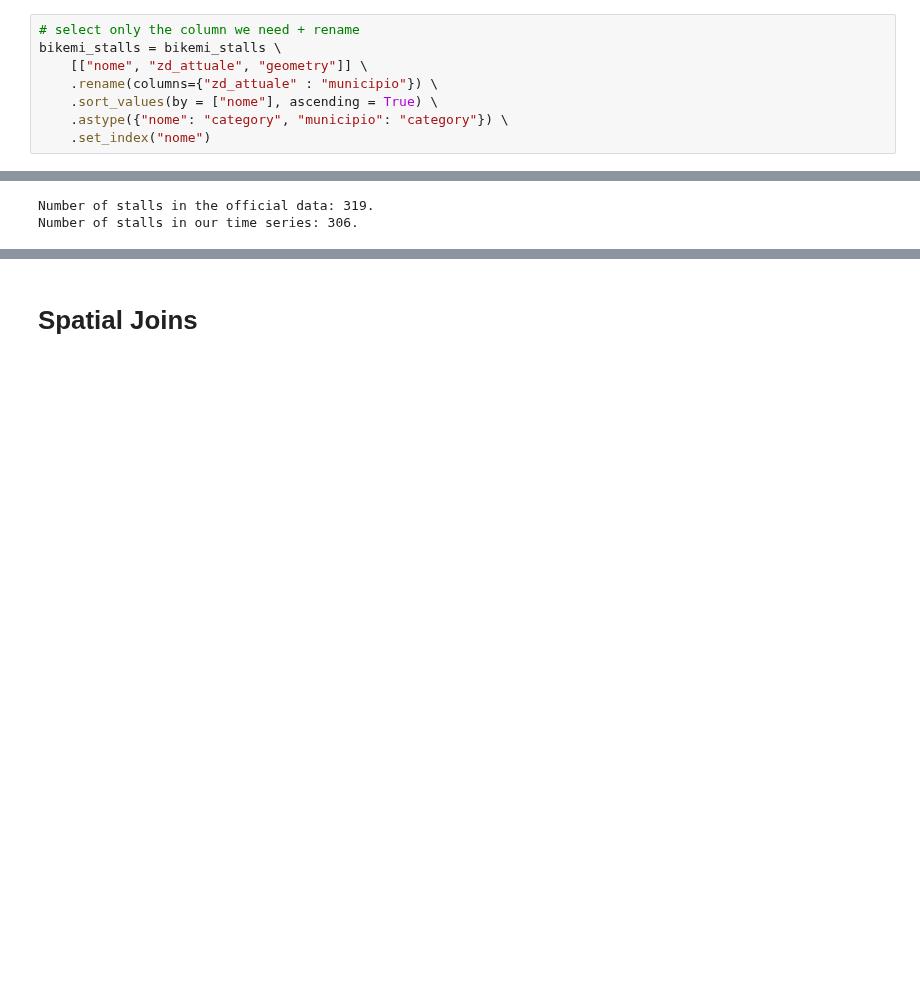
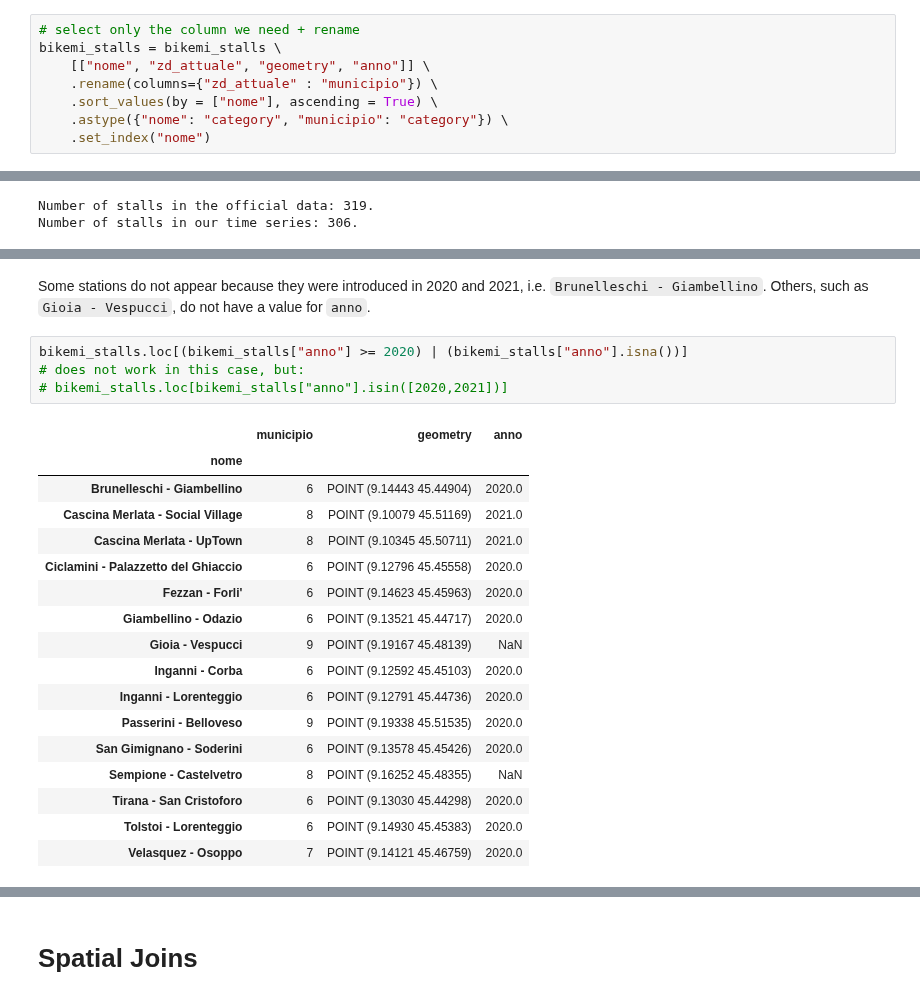
Before and after one commit to toscasterre/thesis-forecasting, a Jupyter notebook: notebooks/02_geospatial_analysis.ipynb, the cells around one changed output, grey strips where cells are left out. Saved outputs shown, nothing was run; the diff lists cells and outputs as text; blank space fills up the shorter version.

```diff
--- a/notebooks/02_geospatial_analysis.ipynb
+++ b/notebooks/02_geospatial_analysis.ipynb
@@ -27,7 +30,7 @@ nil = nil[["ID_NIL", "NIL", "geometry"]] \
 # %%
 # select only the column we need + rename
 bikemi_stalls = bikemi_stalls \
-    [["nome", "zd_attuale", "geometry"]] \
+    [["nome", "zd_attuale", "geometry", "anno"]] \
     .rename(columns={"zd_attuale" : "municipio"}) \
     .sort_values(by = ["nome"], ascending = True) \
     .astype({"nome": "category", "municipio": "category"}) \
@@ -167,0 +159,24 @@ anti_join(clean_stations, clean_stalls, on=[clean_stations.name, clean_stalls.na
+# %% [markdown]
+Some stations do not appear because they were introduced in 2020 and 2021, i.e. `Brunelleschi - Giambellino`. Others, such as `Gioia - Vespucci`, do not have a value for `anno`.
+# %%
+bikemi_stalls.loc[(bikemi_stalls["anno"] >= 2020) | (bikemi_stalls["anno"].isna())]
+# does not work in this case, but:
+# bikemi_stalls.loc[bikemi_stalls["anno"].isin([2020,2021])]
+# %% [output]
+|  | municipio | geometry | anno |
+| nome |  |  |  |
+| Brunelleschi - Giambellino | 6 | POINT (9.14443 45.44904) | 2020.0 |
+| Cascina Merlata - Social Village | 8 | POINT (9.10079 45.51169) | 2021.0 |
+| Cascina Merlata - UpTown | 8 | POINT (9.10345 45.50711) | 2021.0 |
+| Ciclamini - Palazzetto del Ghiaccio | 6 | POINT (9.12796 45.45558) | 2020.0 |
+| Fezzan - Forli' | 6 | POINT (9.14623 45.45963) | 2020.0 |
+| Giambellino - Odazio | 6 | POINT (9.13521 45.44717) | 2020.0 |
+| Gioia - Vespucci | 9 | POINT (9.19167 45.48139) | NaN |
+| Inganni - Corba | 6 | POINT (9.12592 45.45103) | 2020.0 |
+| Inganni - Lorenteggio | 6 | POINT (9.12791 45.44736) | 2020.0 |
+| Passerini - Belloveso | 9 | POINT (9.19338 45.51535) | 2020.0 |
+| San Gimignano - Soderini | 6 | POINT (9.13578 45.45426) | 2020.0 |
+| Sempione - Castelvetro | 8 | POINT (9.16252 45.48355) | NaN |
+| Tirana - San Cristoforo | 6 | POINT (9.13030 45.44298) | 2020.0 |
+| Tolstoi - Lorenteggio | 6 | POINT (9.14930 45.45383) | 2020.0 |
+| Velasquez - Osoppo | 7 | POINT (9.14121 45.46759) | 2020.0 |
```
Also changed, not shown: parts of 34 cells of this notebook, 6 other files.
